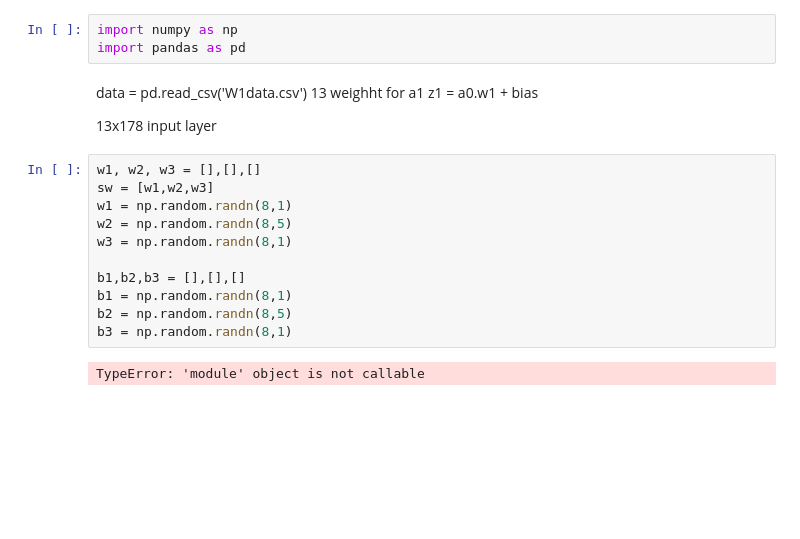
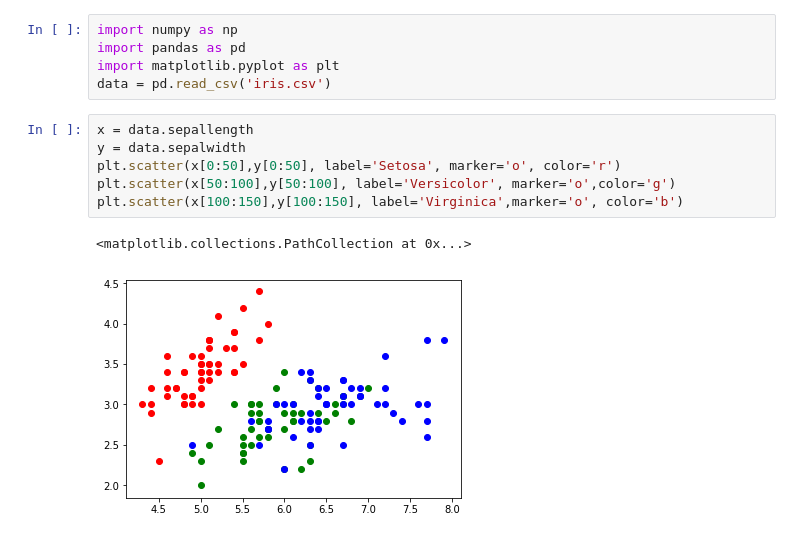
Before and after one commit to dikamjit-borah/Flower-Classification-using-ANN, a Jupyter notebook: main.ipynb, the cells around one changed output. Drawn from its saved outputs; the diff is of its cells as text; blank space fills up the shorter version.

```diff
--- a/main.ipynb
+++ b/main.ipynb
@@ -1,22 +1,14 @@
 # %%
 import numpy as np
 import pandas as pd
+import matplotlib.pyplot as plt
+data = pd.read_csv('iris.csv')
-# %% [markdown]
-data = pd.read_csv('W1data.csv')
-13 weighht for a1
-z1 = a0.w1 + bias
-
-13x178 input layer
-# %%
-w1, w2, w3 = [],[],[]
-sw = [w1,w2,w3]
-w1 = np.random.randn(8,1)
-w2 = np.random.randn(8,5)
-w3 = np.random.randn(8,1)
-
-b1,b2,b3 = [],[],[]
-b1 = np.random.randn(8,1)
-b2 = np.random.randn(8,5)
-b3 = np.random.randn(8,1)
-# %% [output]
-TypeError: 'module' object is not callable
+# %%
+x = data.sepallength
+y = data.sepalwidth
+plt.scatter(x[0:50],y[0:50], label='Setosa', marker='o', color='r')
+plt.scatter(x[50:100],y[50:100], label='Versicolor', marker='o',color='g')
+plt.scatter(x[100:150],y[100:150], label='Virginica',marker='o', color='b')
+# %% [output]
+<matplotlib.collections.PathCollection at 0x...>
+[figure, added]
```
Also changed, not shown: parts of 11 cells of this notebook.
